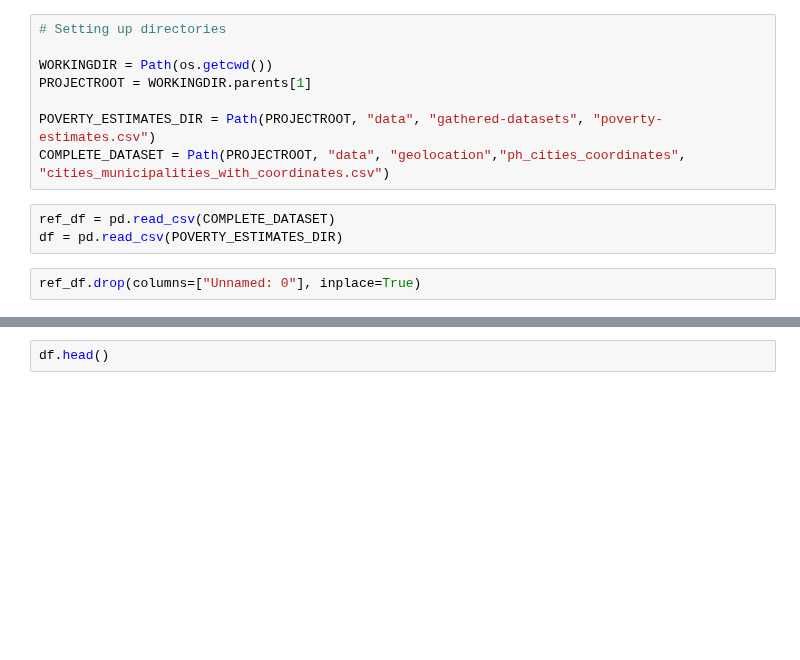
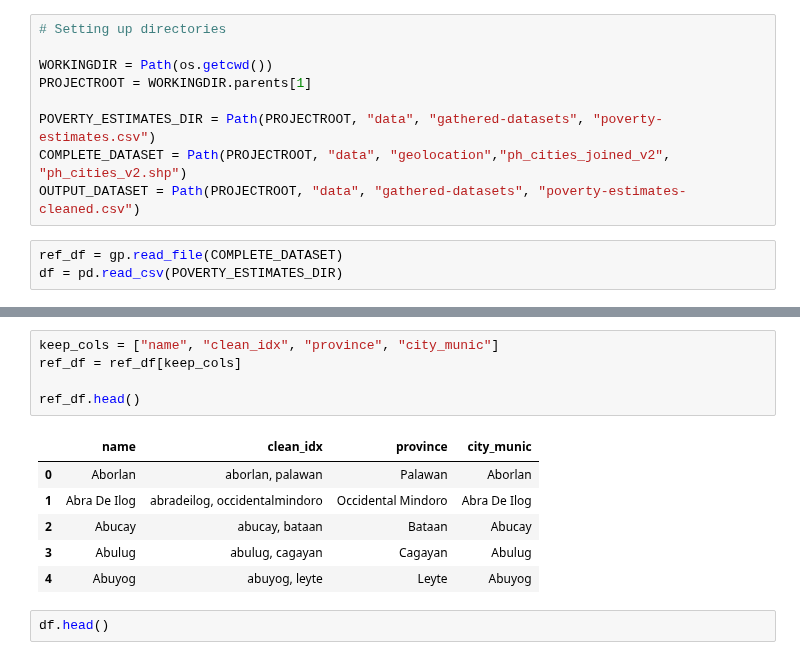
Before and after one commit to OmdenaAI/philippines-chapter-urban-vunerability, a Jupyter notebook: src/tasks/task-1-data-collection/6-poverty-estimates-preprocessing.ipynb, the cells around one changed output, grey strips where cells are left out. Saved outputs shown, nothing was run; the diff lists cells and outputs as text; blank space fills up the shorter version.

```diff
--- a/src/tasks/task-1-data-collection/6-poverty-estimates-preprocessing.ipynb
+++ b/src/tasks/task-1-data-collection/6-poverty-estimates-preprocessing.ipynb
@@ -10,9 +15,8 @@ WORKINGDIR = Path(os.getcwd())
 PROJECTROOT = WORKINGDIR.parents[1]
 
 POVERTY_ESTIMATES_DIR = Path(PROJECTROOT, "data", "gathered-datasets", "poverty-estimates.csv")
-COMPLETE_DATASET = Path(PROJECTROOT, "data", "geolocation","ph_cities_coordinates", "cities_municipalities_with_coordinates.csv")
+COMPLETE_DATASET = Path(PROJECTROOT, "data", "geolocation","ph_cities_joined_v2", "ph_cities_v2.shp")
+OUTPUT_DATASET = Path(PROJECTROOT, "data", "gathered-datasets", "poverty-estimates-cleaned.csv")
 # %%
-ref_df = pd.read_csv(COMPLETE_DATASET)
+ref_df = gp.read_file(COMPLETE_DATASET)
 df = pd.read_csv(POVERTY_ESTIMATES_DIR)
-# %%
-ref_df.drop(columns=["Unnamed: 0"], inplace=True)
@@ -19,3 +32,15 @@ ref_df.drop(columns=["Unnamed: 0"], inplace=True)
+# %%
+keep_cols = ["name", "clean_idx", "province", "city_munic"]
+ref_df = ref_df[keep_cols]
+
+ref_df.head()
+# %% [output]
+|  | name | clean_idx | province | city_munic |
+| 0 | Aborlan | aborlan, palawan | Palawan | Aborlan |
+| 1 | Abra De Ilog | abradeilog, occidentalmindoro | Occidental Mindoro | Abra De Ilog |
+| 2 | Abucay | abucay, bataan | Bataan | Abucay |
+| 3 | Abulug | abulug, cagayan | Cagayan | Abulug |
+| 4 | Abuyog | abuyog, leyte | Leyte | Abuyog |
 # %%
 df.head()
 # %% [output]
```
Also changed, not shown: parts of 24 cells of this notebook, 3 other files.
